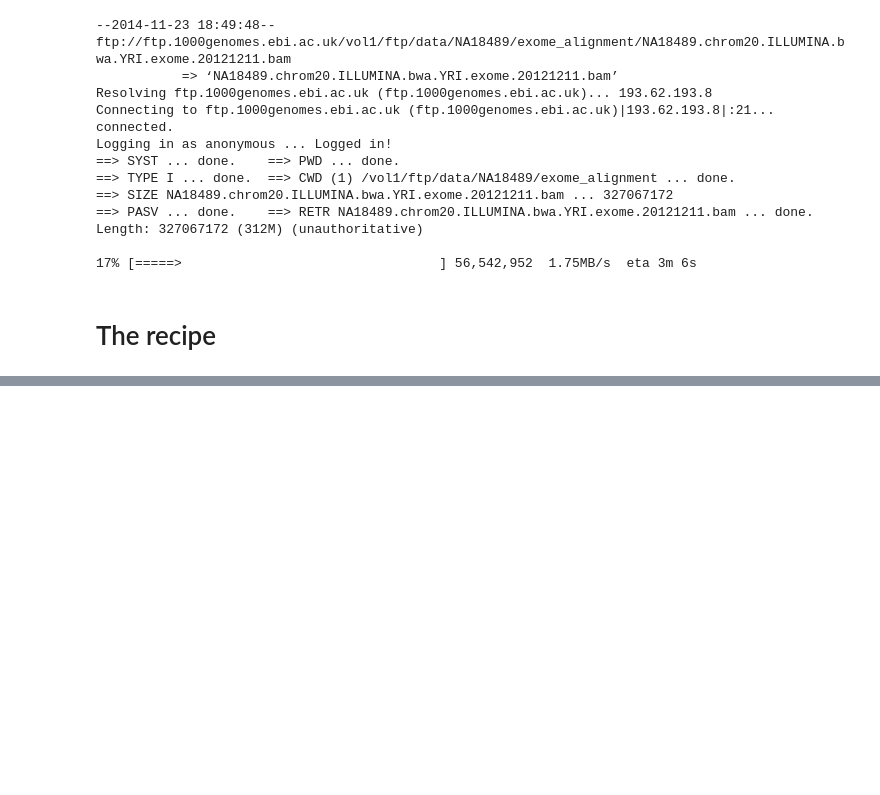
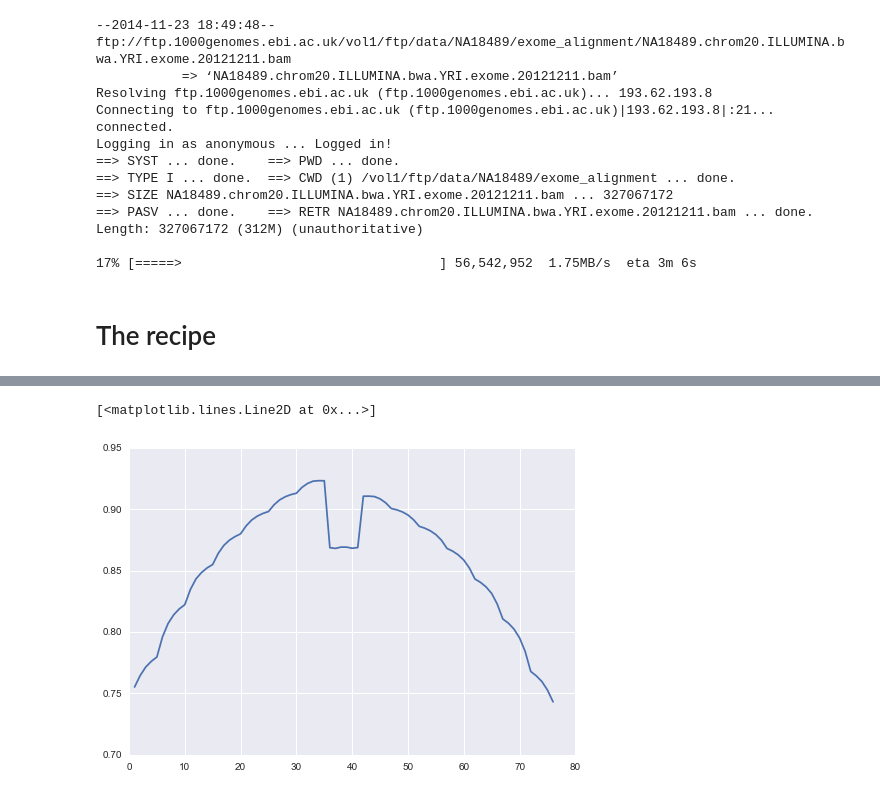
Before and after one commit to tiagoantao/bioinf-python, a Jupyter notebook: notebooks/01_NGS/Working_with_BAM.ipynb, the cells around one changed output, grey strips where cells are left out. Cells and saved outputs as stored; diff of their text form; code cells hidden in the pictures; blank space fills up the shorter version.

```diff
--- a/notebooks/01_NGS/Working_with_BAM.ipynb
+++ b/notebooks/01_NGS/Working_with_BAM.ipynb
@@ -46,8 +35,2 @@ dir(pysam)
 # %%
 bam = pysam.AlignmentFile('NA18489.chrom20.ILLUMINA.bwa.YRI.exome.20121211.bam', 'rb')
-# %%
-rec = next(bam)
-print(rec)
-print(rec.cigarstring, rec.is_paired, rec.is_proper_pair, rec.is_unmapped, rec.mapping_quality)
-print(rec.query_name, rec.reference_start, rec.reference_end, rec.query_qualities)
-print(rec.aend, rec.alen, rec.bin)
@@ -58,0 +37,8 @@ SRR100025.29222641      163     19      60056   60      76M     19      60074
+# %%
+headers = bam.header
+for record_type, records in headers.items():
+    print (record_type)
+    for i, record in enumerate(records):
+        print('\t%d' % (i + 1))
+        for field, value in record.items():
+            print('\t\t%s\t%s' % (field, value))
@@ -58,0 +64,13 @@ SRR100025.29222641      163     19      60056   60      76M     19      60074
+# %%
+#0-based
+for rec in bam:
+    if rec.cigarstring.find('M') > -1 and rec.cigarstring.find('S') > -1 and not rec.is_unmapped and not rec.mate_is_unmapped:
+        break
+print(rec.query_name, rec.reference_id, bam.getrname(rec.reference_id), rec.reference_start, rec.reference_end)
+print(rec.cigarstring)
+print(rec.query_alignment_start, rec.query_alignment_end, rec.query_alignment_length)
+print(rec.next_reference_id, rec.next_reference_start, rec.template_length)
+print(rec.is_paired, rec.is_proper_pair, rec.is_unmapped, rec.mapping_quality)
+print(rec.query_qualities)
+print(rec.query_alignment_qualities)
+print(rec.query_sequence)
@@ -58,0 +86,10 @@ SRR100025.29222641      163     19      60056   60      76M     19      60074
+# %%
+counts = [0] * 76
+for n, rec in enumerate(bam.fetch('20', 0, 10000000)):
+    for i in range(rec.query_alignment_start, rec.query_alignment_end):
+        counts[i] += 1
+freqs = [x / (n + 1.) for x in counts]
+plt.plot(range(1, 77), freqs)
+# %% [output]
+[<matplotlib.lines.Line2D at 0x...>]
+[figure, added]
```
Also changed, not shown: parts of 8 cells of this notebook.
